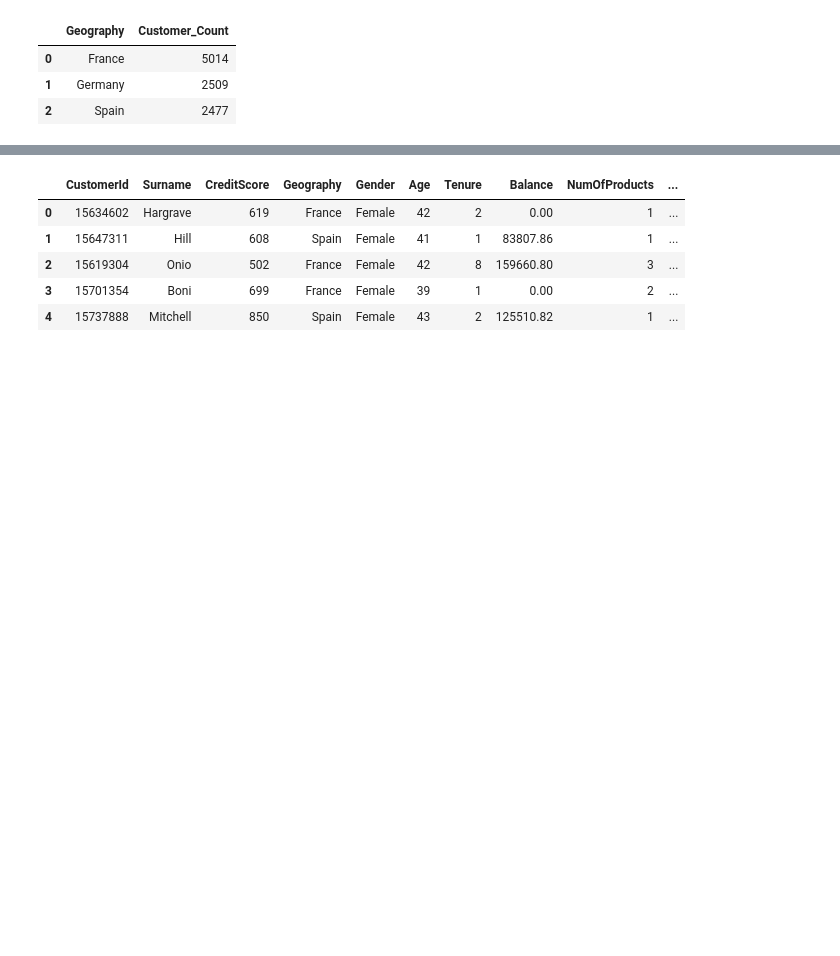
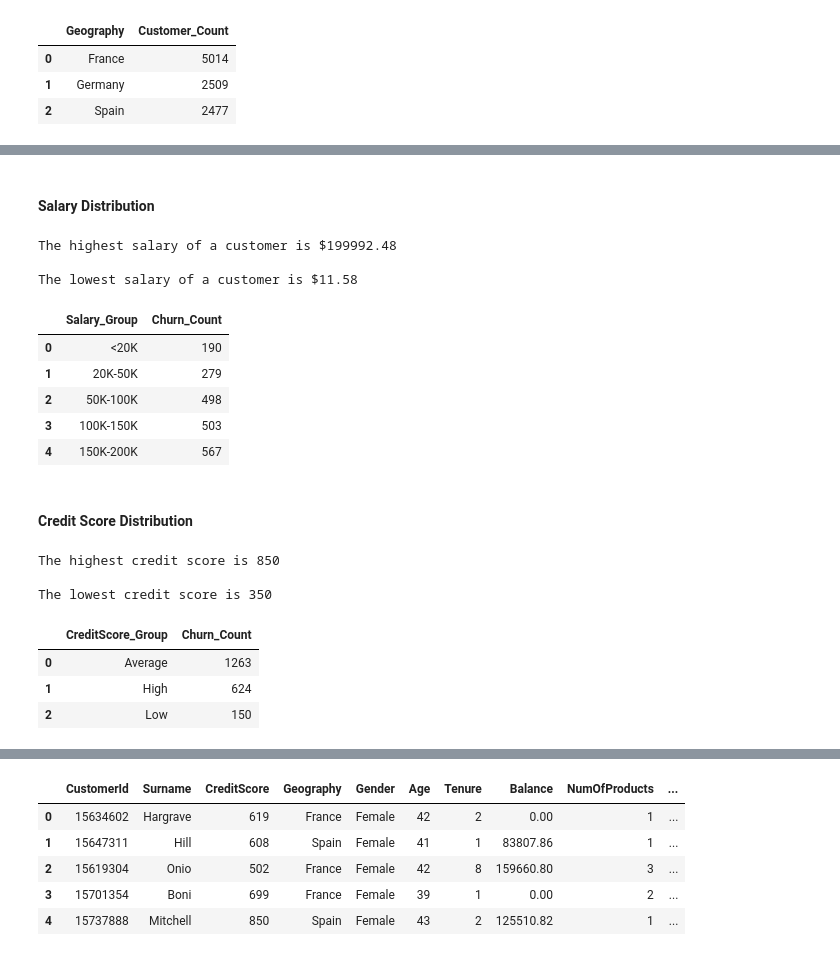
Before and after one commit to Sabuny/Database-SQLite, a Jupyter notebook: Bank_Churn_SQL.ipynb, the cells around one changed output, grey strips where cells are left out. Saved outputs shown, nothing was run; the diff lists cells and outputs as text; code cells hidden in the pictures; blank space fills up the shorter version.

```diff
--- a/Bank_Churn_SQL.ipynb
+++ b/Bank_Churn_SQL.ipynb
@@ -134,0 +216,70 @@ display(df)
+# %% [markdown]
+#### Salary Distribution
+# %%
+cursor.execute("SELECT MAX(EstimatedSalary) FROM Clients_Profile")
+max_salary =cursor.fetchone()[0]
+cursor.execute("SELECT MIN(EstimatedSalary) FROM Clients_Profile")
+min_salary =cursor.fetchone()[0]
+print(f"\nThe highest salary of a customer is ${max_salary}")
+print(f"\nThe lowest salary of a customer is ${min_salary}")
+# %% [output]
+The highest salary of a customer is $199992.48
+
+The lowest salary of a customer is $11.58
+# %%
+query ="""
+SELECT
+    CASE
+        WHEN EstimatedSalary BETWEEN 10 AND 19000 THEN '<20K'
+        WHEN EstimatedSalary BETWEEN 20000 AND 49000 THEN '20K-50K'
+        WHEN EstimatedSalary BETWEEN 50000 AND 99000 THEN '50K-100K'
+        WHEN EstimatedSalary BETWEEN 100000 AND 149000 THEN '100K-150K'
+        ELSE '150K-200K'
+    END AS Salary_Group,COUNT(*) AS Churn_Count
+FROM Clients_Profile
+WHERE Exited = 1
+GROUP BY Salary_Group
+ORDER BY Churn_Count
+"""
+dff =pd.read_sql(query,conn)
+display(dff.head())
+# %% [output]
+|  | Salary_Group | Churn_Count |
+| 0 | <20K | 190 |
+| 1 | 20K-50K | 279 |
+| 2 | 50K-100K | 498 |
+| 3 | 100K-150K | 503 |
+| 4 | 150K-200K | 567 |
+# %% [markdown]
+#### Credit Score Distribution
+# %%
+cursor.execute("SELECT MAX(CreditScore) FROM Clients_Profile")
+max_score =cursor.fetchone()[0]
+cursor.execute("SELECT MIN(CreditScore) FROM Clients_Profile")
+min_score =cursor.fetchone()[0]
+print(f"\nThe highest credit score is {max_score}")
+print(f"\nThe lowest credit score is {min_score}")
+# %% [output]
+The highest credit score is 850
+
+The lowest credit score is 350
+# %%
+query ="""
+SELECT
+    CASE
+        WHEN CreditScore BETWEEN 350 AND 499 THEN 'Low'
+        WHEN CreditScore BETWEEN 500 AND 699 THEN 'Average'
+        ELSE 'High'
+    END AS CreditScore_Group,COUNT(*) AS Churn_Count
+FROM Clients_Profile
+WHERE Exited = 1
+GROUP BY CreditScore_Group
+ORDER BY Churn_Count DESC
+"""
+dff =pd.read_sql(query,conn)
+display(dff.head())
+# %% [output]
+|  | CreditScore_Group | Churn_Count |
+| 0 | Average | 1263 |
+| 1 | High | 624 |
+| 2 | Low | 150 |
```
Also changed, not shown: parts of 30 cells of this notebook, 1 other file.
